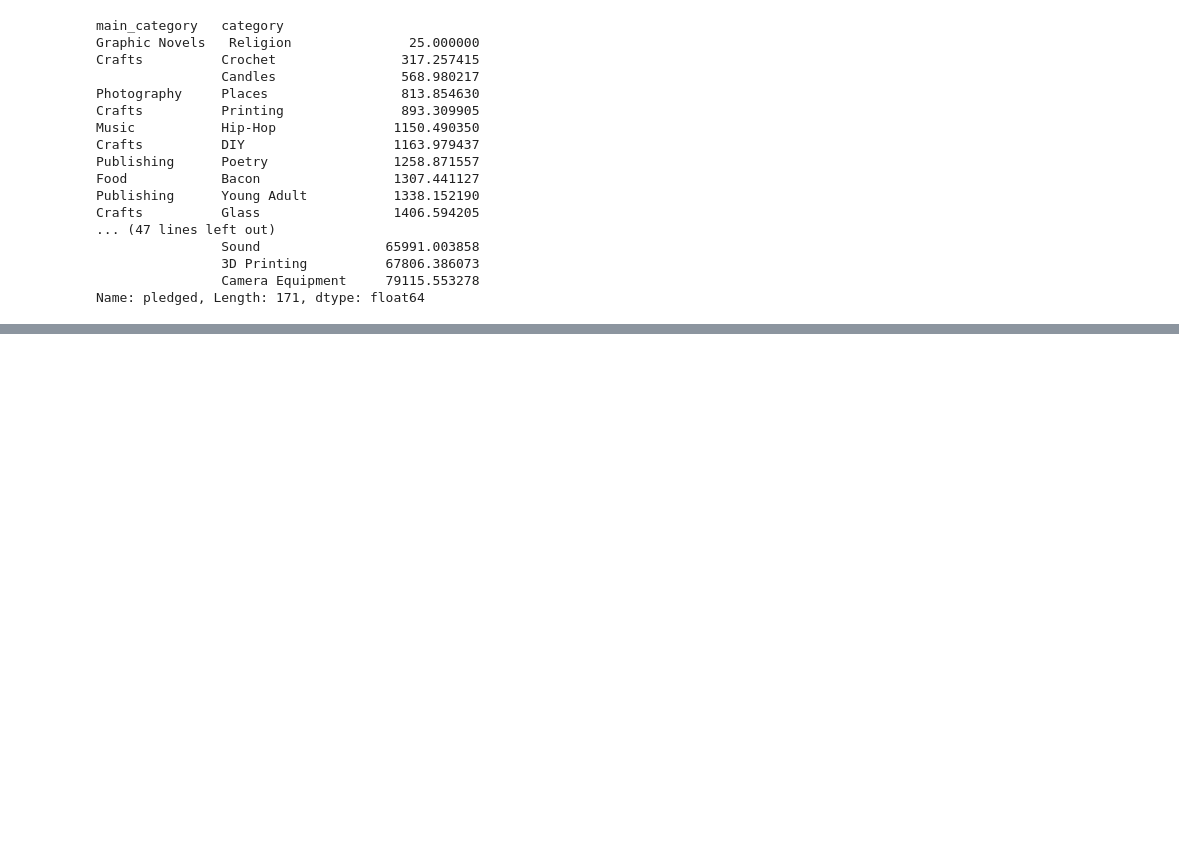
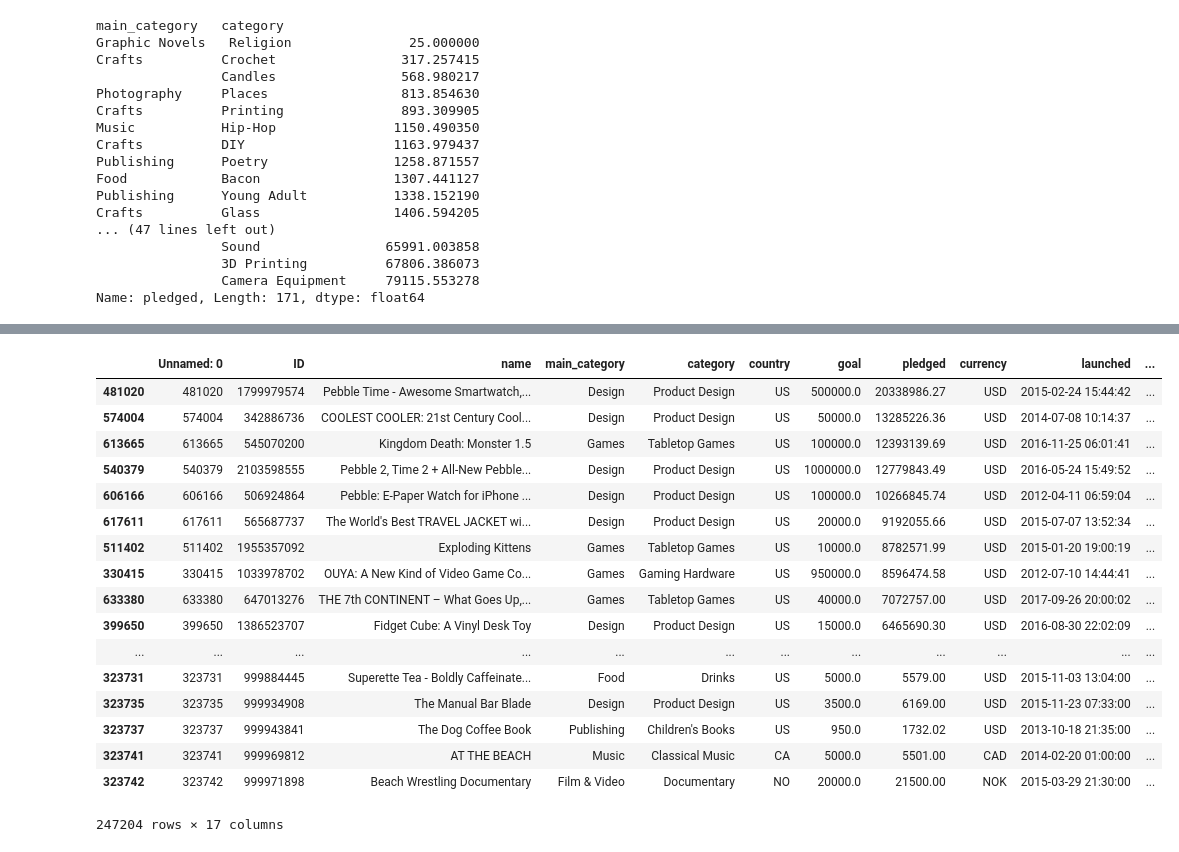
Before and after one commit to CeciliaM13/Project, a Jupyter notebook: FinalProject.ipynb, the cells around one changed output, grey strips where cells are left out. Drawn from its saved outputs; the diff is of its cells as text; code cells hidden in the pictures; blank space fills up the shorter version.

Commit message:
Updated Final Project File

```diff
--- a/FinalProject.ipynb
+++ b/FinalProject.ipynb
@@ -74,0 +75,11 @@ df[]
+# %%
+#want to look at difference between pledged and goal amount for successful projects, add as column
+
+#first isolate successful projects; create dummy columns, then remove row indices where "successful projects" is False
+#create "delta pledged" column to give difference (overaged) between pledged and raised amount
+df2 = pd.get_dummies(data=df, columns=['state'])
+df3 = df2.drop(['state_canceled','state_failed','state_suspended','state_undefined','state_live'],axis=1)
+df3['delta pledged']=df3['usd_pledged_real']-df3['usd_goal_real']
+index_not_successful = df3[df3['state_successful']!=1].index
+df3.drop(index_not_successful, inplace=True)
+df3.head()
@@ -74,0 +93,21 @@ df[]
+# %%
+df3.sort_values(by=['delta pledged'], ascending=False)
+# %% [output]
+|  | Unnamed: 0 | ID | name | main_category | category | country | goal | pledged | currency | launched | ... |
+| 481020 | 481020 | 1799979574 | Pebble Time - Awesome Smartwatch,... | Design | Product Design | US | 500000.0 | 20338986.27 | USD | 2015-02-24 15:44:42 | ... |
+| 574004 | 574004 | 342886736 | COOLEST COOLER: 21st Century Cool... | Design | Product Design | US | 50000.0 | 13285226.36 | USD | 2014-07-08 10:14:37 | ... |
+| 613665 | 613665 | 545070200 | Kingdom Death: Monster 1.5 | Games | Tabletop Games | US | 100000.0 | 12393139.69 | USD | 2016-11-25 06:01:41 | ... |
+| 540379 | 540379 | 2103598555 | Pebble 2, Time 2 + All-New Pebble... | Design | Product Design | US | 1000000.0 | 12779843.49 | USD | 2016-05-24 15:49:52 | ... |
+| 606166 | 606166 | 506924864 | Pebble: E-Paper Watch for iPhone ... | Design | Product Design | US | 100000.0 | 10266845.74 | USD | 2012-04-11 06:59:04 | ... |
+| 617611 | 617611 | 565687737 | The World's Best TRAVEL JACKET wi... | Design | Product Design | US | 20000.0 | 9192055.66 | USD | 2015-07-07 13:52:34 | ... |
+| 511402 | 511402 | 1955357092 | Exploding Kittens | Games | Tabletop Games | US | 10000.0 | 8782571.99 | USD | 2015-01-20 19:00:19 | ... |
+| 330415 | 330415 | 1033978702 | OUYA: A New Kind of Video Game Co... | Games | Gaming Hardware | US | 950000.0 | 8596474.58 | USD | 2012-07-10 14:44:41 | ... |
+| 633380 | 633380 | 647013276 | THE 7th CONTINENT – What Goes Up,... | Games | Tabletop Games | US | 40000.0 | 7072757.00 | USD | 2017-09-26 20:00:02 | ... |
+| 399650 | 399650 | 1386523707 | Fidget Cube: A Vinyl Desk Toy | Design | Product Design | US | 15000.0 | 6465690.30 | USD | 2016-08-30 22:02:09 | ... |
+| ... | ... | ... | ... | ... | ... | ... | ... | ... | ... | ... | ... |
+| 323731 | 323731 | 999884445 | Superette Tea - Boldly Caffeinate... | Food | Drinks | US | 5000.0 | 5579.00 | USD | 2015-11-03 13:04:00 | ... |
+| 323735 | 323735 | 999934908 | The Manual Bar Blade | Design | Product Design | US | 3500.0 | 6169.00 | USD | 2015-11-23 07:33:00 | ... |
+| 323737 | 323737 | 999943841 | The Dog Coffee Book | Publishing | Children's Books | US | 950.0 | 1732.02 | USD | 2013-10-18 21:35:00 | ... |
+| 323741 | 323741 | 999969812 | AT THE BEACH | Music | Classical Music | CA | 5000.0 | 5501.00 | CAD | 2014-02-20 01:00:00 | ... |
+| 323742 | 323742 | 999971898 | Beach Wrestling Documentary | Film & Video | Documentary | NO | 20000.0 | 21500.00 | NOK | 2015-03-29 21:30:00 | ... |
+247204 rows × 17 columns
```
Also changed, not shown: parts of 24 cells of this notebook.
